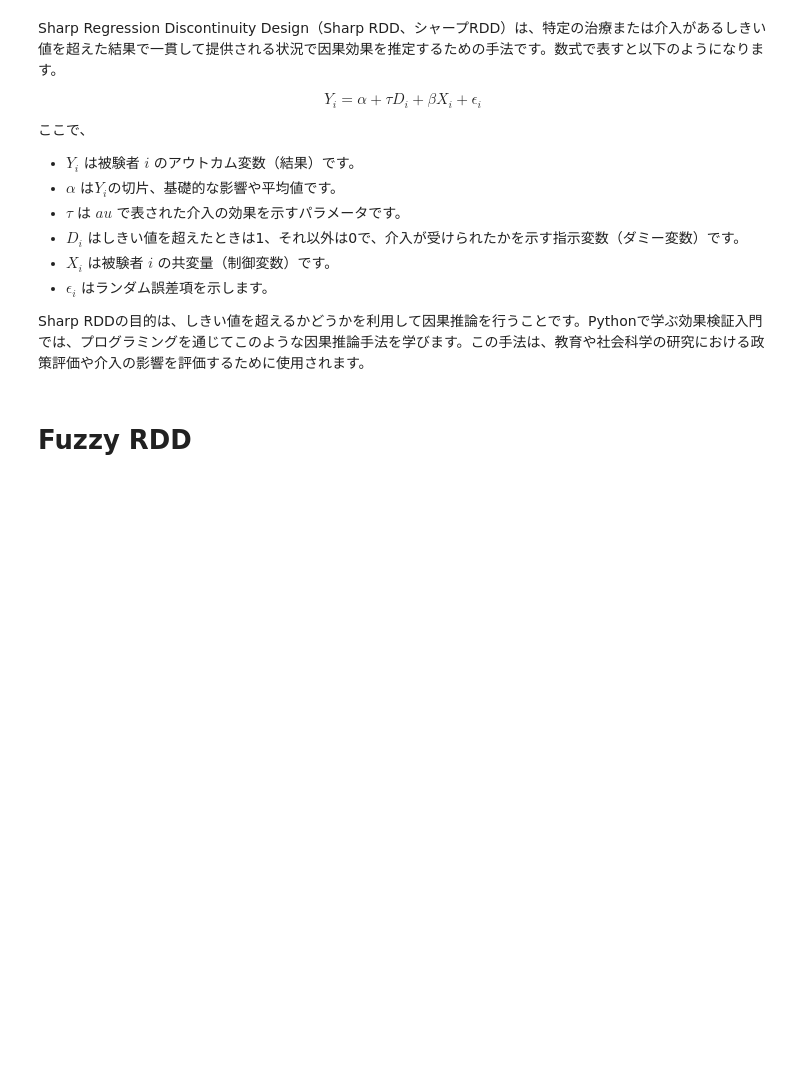
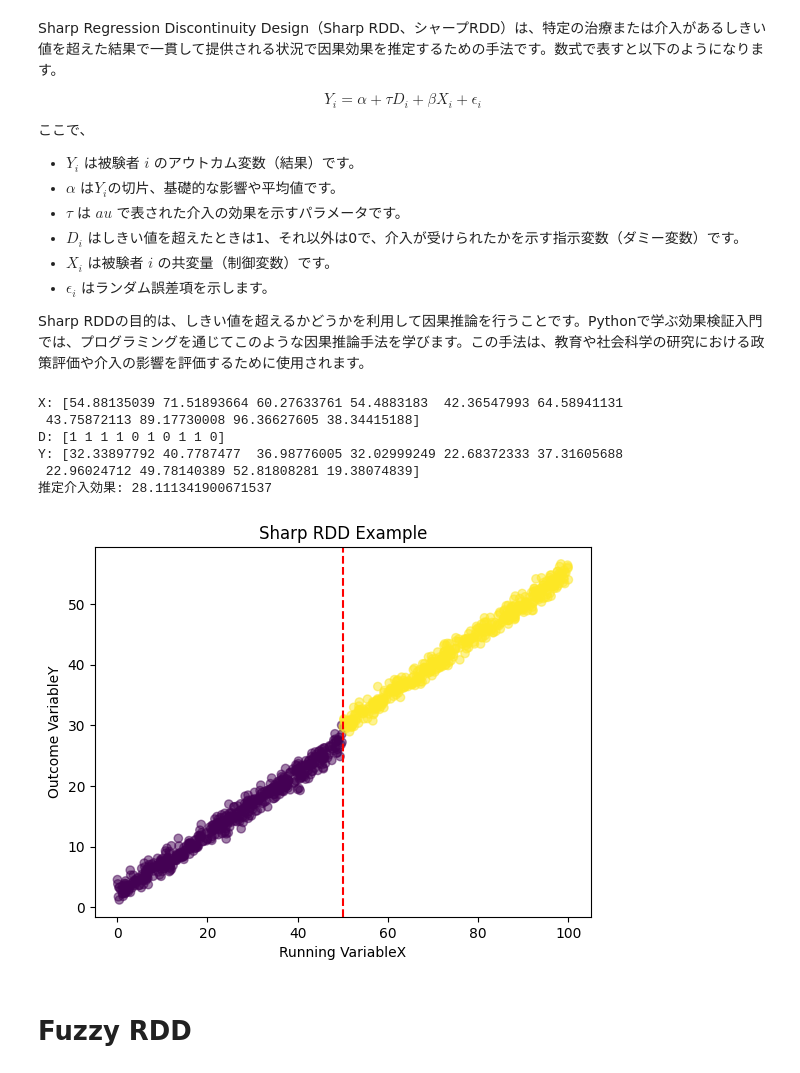
Before and after one commit to koheikobayashi/machine-learning, a Jupyter notebook: 効果検証.ipynb, the cells around one changed output. Cells and saved outputs as stored; diff of their text form; code cells hidden in the pictures; blank space fills up the shorter version.

```diff
--- a/効果検証.ipynb
+++ b/効果検証.ipynb
@@ -2183,56 +2531,62 @@ Sharp Regression Discontinuity Design（Sharp RDD、シャープRDD）は、特
  Sharp RDDの目的は、しきい値を超えるかどうかを利用して因果推論を行うことです。Pythonで学ぶ効果検証入門では、プログラミングを通じてこのような因果推論手法を学びます。この手法は、教育や社会科学の研究における政策評価や介入の影響を評価するために使用されます。
 # %%
 import numpy as np
- import matplotlib.pyplot as plt
- from sklearn.linear_model import LinearRegression
+import matplotlib.pyplot as plt
+from sklearn.linear_model import LinearRegression
 
 
- # サンプルデータの作成
- np.random.seed(0)
- N = 1000
- X = np.random.uniform(0, 100, size=N) # 介入変数Xを一様分布に従い生成
- print(f'X: {X[:10]}')
+# サンプルデータの作成
+np.random.seed(0)
+N = 1000
+X = np.random.uniform(0, 100, size=N) # 介入変数Xを一様分布に従い生成
+print(f'X: {X[:10]}')
 
 
- # しきい値を設定
- threshold = 50
+# しきい値を設定
+threshold = 50
 
 
- # 介入指示変数Dの生成
- D = (X >= threshold).astype(int)
- print(f'D: {D[:10]}')
+# 介入指示変数Dの生成
+D = (X >= threshold).astype(int)
+print(f'D: {D[:10]}')
 
 
- # アウトカム変数Yの生成
- # $ au$ は介入の平均効果、 $\epsilon$ は誤差項
- alpha = 2
- beta = 0.5
- tau = 3
- epsilon = np.random.normal(size=N)
+# アウトカム変数Yの生成
+# $ au$ は介入の平均効果、 $\epsilon$ は誤差項
+alpha = 2
+beta = 0.5
+tau = 3
+epsilon = np.random.normal(size=N)
 
 
- Y = alpha + tau * D + beta * X + epsilon # アウトカム変数Yの生成
- print(f'Y: {Y[:10]}')
+Y = alpha + tau * D + beta * X + epsilon # アウトカム変数Yの生成
+print(f'Y: {Y[:10]}')
 
 
- # リニア回帰モデルで介入効果を推定
- model = LinearRegression()
- model.fit(D.reshape(-1, 1), Y)
+# リニア回帰モデルで介入効果を推定
+model = LinearRegression()
+model.fit(D.reshape(-1, 1), Y)
 
 
- # 介入効果の係数を出力
- print(f'推定介入効果: {model.coef_[0]}')
+# 介入効果の係数を出力
+print(f'推定介入効果: {model.coef_[0]}')
 
 
- # データプロット
- plt.scatter(X, Y, alpha=0.5, c=D)
- plt.axvline(x=threshold, color='r', linestyle='--')
- plt.xlabel('Running Variable
- X')
- plt.ylabel('Outcome Variable
- Y')
- plt.title('Sharp RDD Example')
- plt.show()
+# データプロット
+plt.scatter(X, Y, alpha=0.5, c=D)
+plt.axvline(x=threshold, color='r', linestyle='--')
+plt.xlabel('Running VariableX')
+plt.ylabel('Outcome VariableY')
+plt.title('Sharp RDD Example')
+plt.show()
+# %% [output]
+X: [54.88135039 71.51893664 60.27633761 54.4883183  42.36547993 64.58941131
+ 43.75872113 89.17730008 96.36627605 38.34415188]
+D: [1 1 1 1 0 1 0 1 1 0]
+Y: [32.33897792 40.7787477  36.98776005 32.02999249 22.68372333 37.31605688
+ 22.96024712 49.78140389 52.81808281 19.38074839]
+推定介入効果: 28.111341900671537
+[figure, added]
 # %% [markdown]
 <h1 id="Fuzzy+RDD">Fuzzy RDD</h1>
 # %% [markdown]
```
Also changed, not shown: parts of 48 cells of this notebook.
